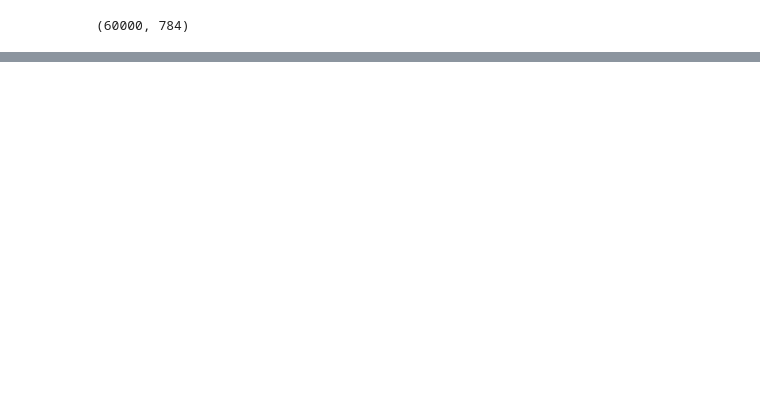
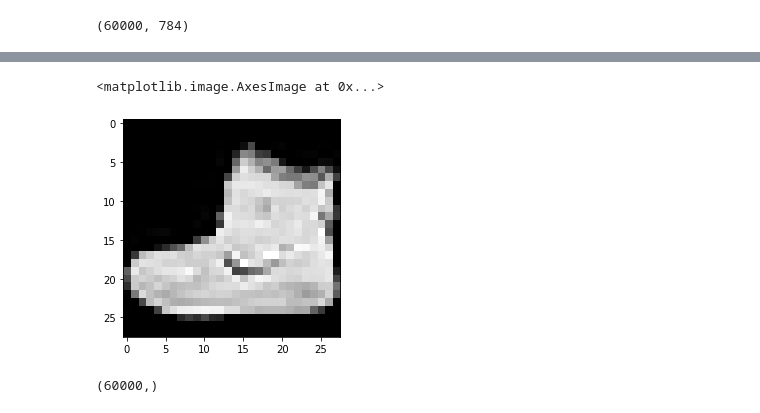
Before and after one commit to Ahmed-Shatla/RBM-with-Fashion-MNIST-dataset, a Jupyter notebook: RBM_with_fashion_MNIST.ipynb, the cells around one changed output, grey strips where cells are left out. Drawn from its saved outputs; the diff is of its cells as text; code cells hidden in the pictures; blank space fills up the shorter version.

```diff
--- a/RBM_with_fashion_MNIST.ipynb
+++ b/RBM_with_fashion_MNIST.ipynb
@@ -17,0 +59,5 @@ model = BernoulliRBM(n_components=256,n_iter=10,batch_size=)
+# %%
+plt.imshow(X_train[0].reshape((28,28)),cmap='gray')
+# %% [output]
+<matplotlib.image.AxesImage at 0x...>
+[figure, added]
@@ -17,0 +66,4 @@ model = BernoulliRBM(n_components=256,n_iter=10,batch_size=)
+# %%
+y_train.shape
+# %% [output]
+(60000,)
```
Also changed, not shown: parts of 17 cells of this notebook.
